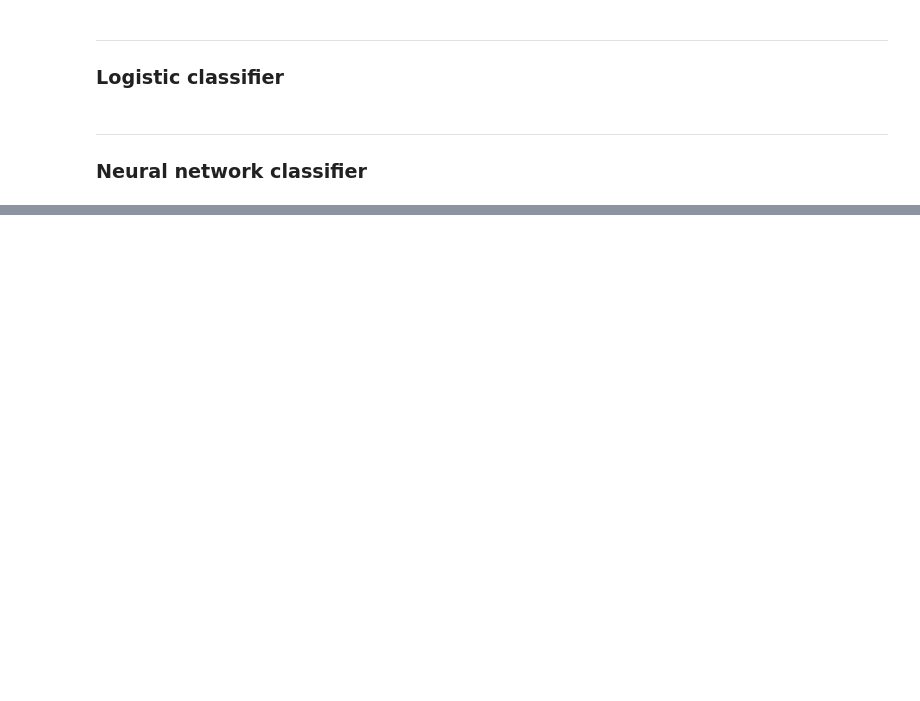
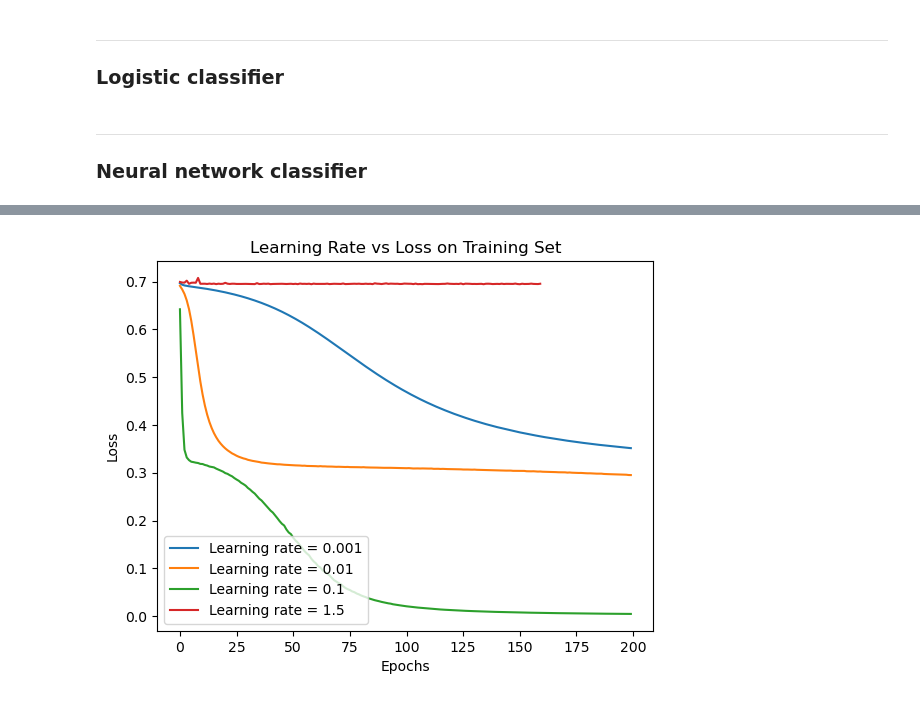
Before and after one commit to MiaNguyen912/cs178-IMDb-movie-reviews-classification--final-project-, a Jupyter notebook: IMDb_Movie_Reviews.ipynb, the cells around one changed output, grey strips where cells are left out. Drawn from its saved outputs; the diff is of its cells as text; code cells hidden in the pictures; blank space fills up the shorter version.

Commit message:
update experiments for neural network classifier

```diff
--- a/IMDb_Movie_Reviews.ipynb
+++ b/IMDb_Movie_Reviews.ipynb
@@ -329,0 +355,22 @@ plt.show()
+# %%
+def errors_for_learning_rates_mlp(X_tr: np.array, y_tr: np.array, seed: int, learning_rates: list[float]) -> list[list]:
+    err_curves = [] # append loss_curve_ from each MLP model to this list
+    for lr in learning_rates:
+        mlp_classifier = MLPClassifier(hidden_layer_sizes=(64,), activation='relu', solver='sgd', batch_size=256, learning_rate_init=lr, n_iter_no_change=100, max_iter=200,random_state=seed)
+        mlp_classifier.fit(X_tr, y_tr)
+        err_curves.append(mlp_classifier.loss_curve_)
+    return err_curves
+
+def plot_errors_for_learning_rates_mlp(err_curves: list[list], learning_rates: list[float]) -> None:
+    for i, curve in enumerate(err_curves):
+        plt.plot(curve, label=f'Learning rate = {learning_rates[i]}')  # plot the loss curve for each learning rate
+    plt.xlabel('Epochs') # epochs: number of times the training set is passed through the model during the training process.
+    plt.ylabel('Loss')
+    plt.title('Learning Rate vs Loss on Training Set')
+    plt.legend()
+
+learning_rates = [0.001, 0.01, 0.1, 1.5]
+err_curves = errors_for_learning_rates_mlp(X_train_vectorized, y_train, seed, learning_rates)
+plot_errors_for_learning_rates_mlp(err_curves, learning_rates)
+# %% [output]
+[figure, added]
```
Also changed, not shown: parts of 25 cells of this notebook, 1 other file.
